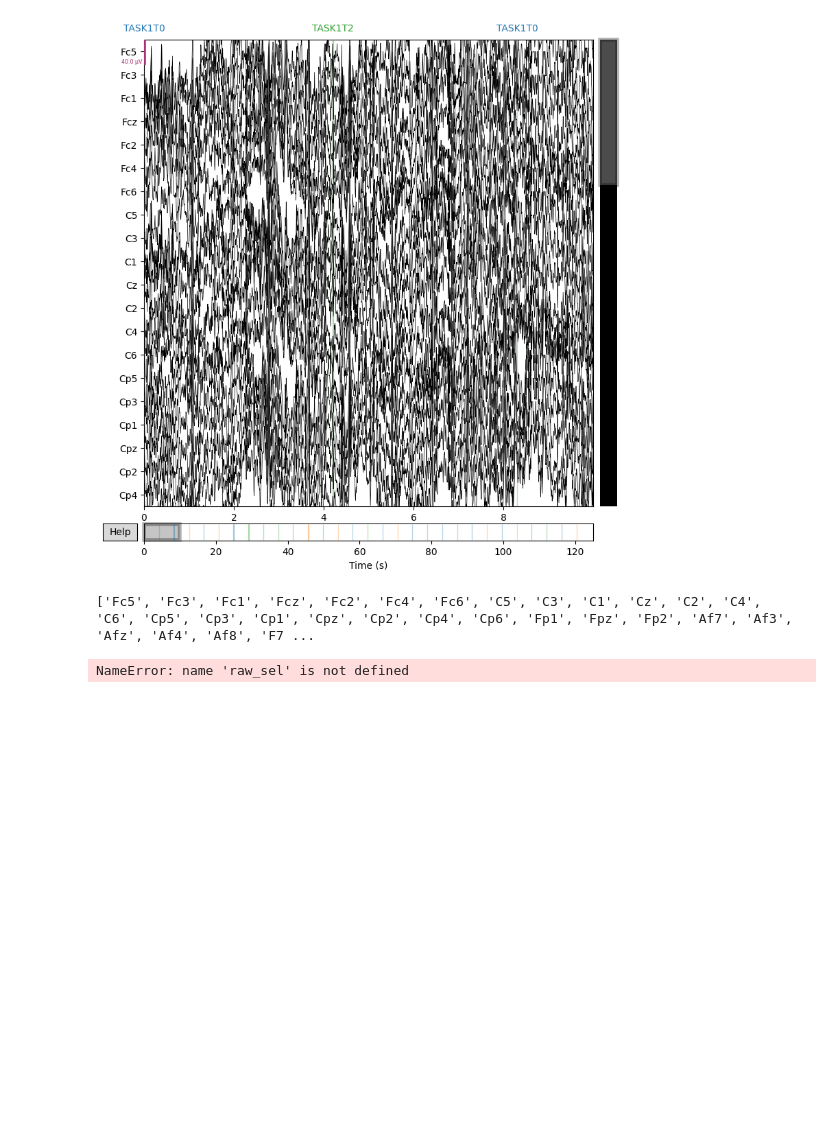
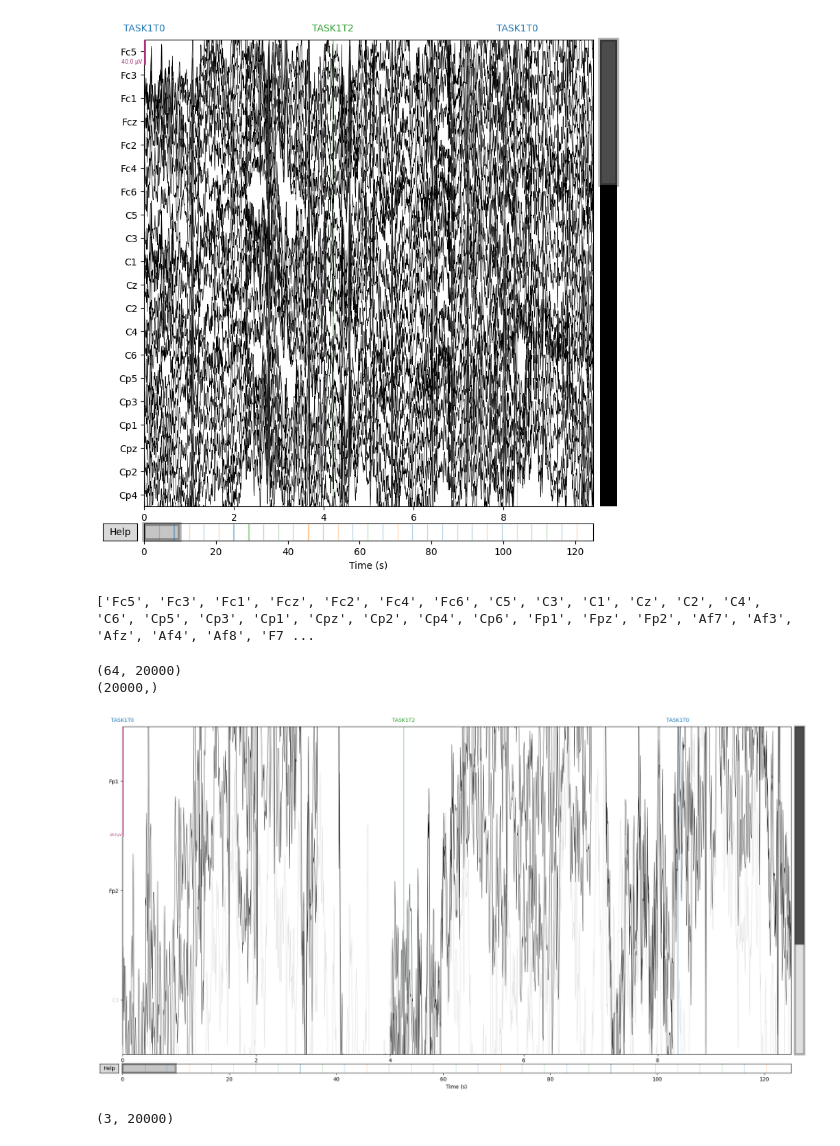
Before and after one commit to CamilaMontiel2510/LAB_BIOSE-ALES, a Jupyter notebook: PRÁCTICA_3_P2_SeñalesEEG_LUISA L_CAMILA M.ipynb, the cells around one changed output. Cells and saved outputs as stored; diff of their text form; code cells hidden in the pictures; blank space fills up the shorter version.

```diff
--- a/PRÁCTICA_3_P2_SeñalesEEG_LUISA L_CAMILA M.ipynb
+++ b/PRÁCTICA_3_P2_SeñalesEEG_LUISA L_CAMILA M.ipynb
@@ -35,7 +35,9 @@ print(raw.ch_names)
 # %%
 canales_eeg = ['Fp1', 'Fp2', 'C3']
 # %%
-data, times = raw_sel.get_data(return_times=True)
+data, times = raw.get_data(return_times=True)
 print(data.shape)
+print(times.shape)
 # %% [output]
-NameError: name 'raw_sel' is not defined
+(64, 20000)
+(20000,)
@@ -41,0 +50,10 @@ NameError: name 'raw_sel' is not defined
+# %%
+raw_sel = raw.copy().pick(canales_eeg)
+raw_sel.plot()
+# %% [output]
+[figure, added]
+# %%
+data, times = raw_sel.get_data(return_times=True)
+print(data.shape)
+# %% [output]
+(3, 20000)
```
Also changed, not shown: parts of 2 cells of this notebook.
